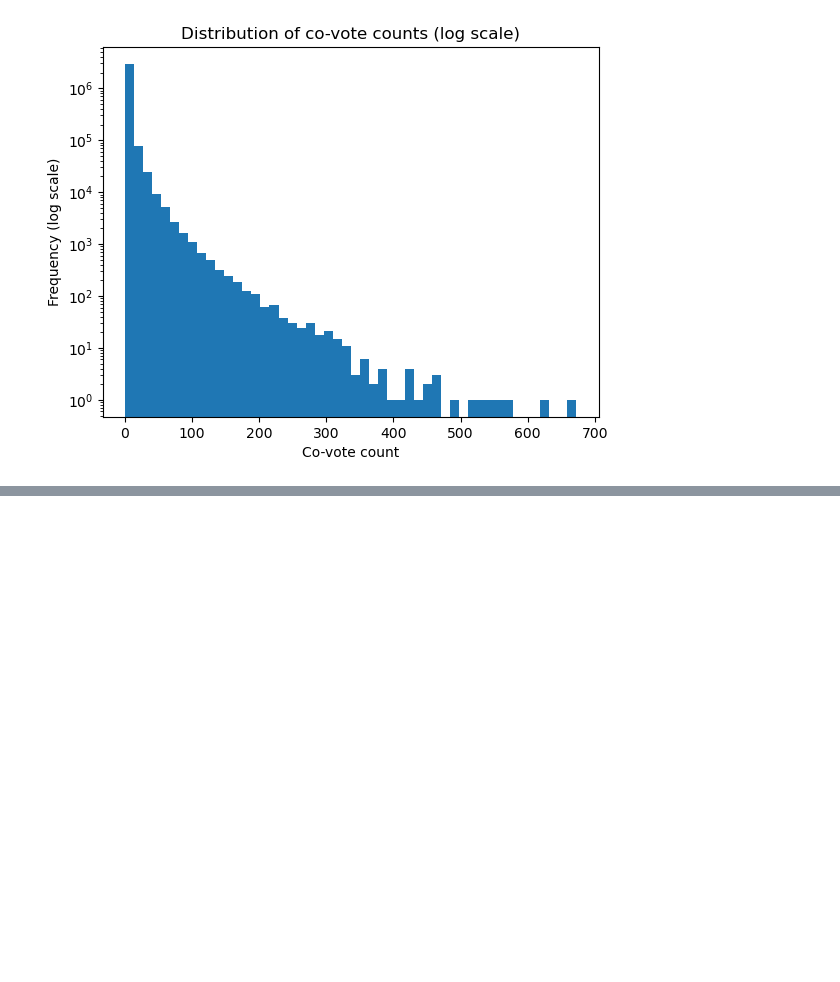
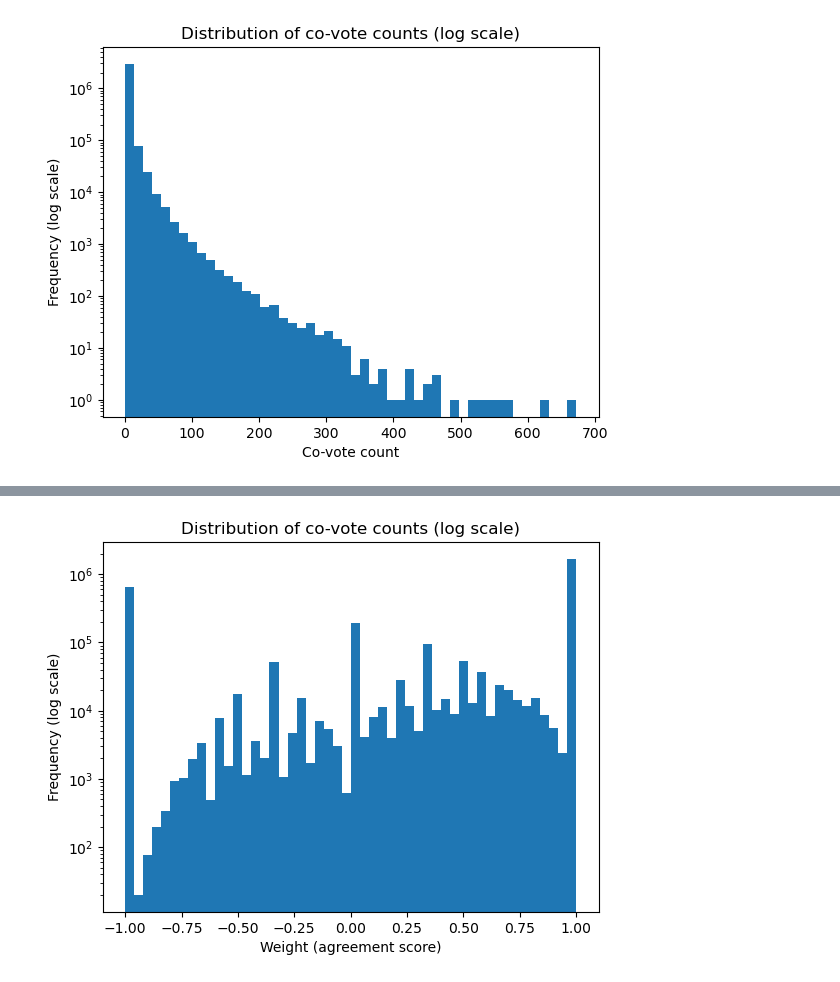
Before and after one commit to Stampe04/CSS_Project, a Jupyter notebook: graph_projection.ipynb, the cells around one changed output, grey strips where cells are left out. Drawn from its saved outputs; the diff is of its cells as text; code cells hidden in the pictures; blank space fills up the shorter version.

```diff
--- a/graph_projection.ipynb
+++ b/graph_projection.ipynb
@@ -123,0 +120,8 @@ Edges: 657488
+# %%
+import numpy as np
+
+weights = np.array([d["normalized"] for _, _, d in G_proj.edges(data=True)])
+
+print("Percentiles:")
+for p in [50, 75, 80, 90, 95, 99]:
+    print(f"{p}th percentile:", np.percentile(weights, p))
@@ -123,0 +136,8 @@ Edges: 657488
+# %%
+plt.hist(weights, bins=50, log=True)
+plt.xlabel("Weight (agreement score)")
+plt.ylabel("Frequency (log scale)")
+plt.title("Distribution of co-vote counts (log scale)")
+plt.show()
+# %% [output]
+[figure, added]
```
Also changed, not shown: parts of 9 cells of this notebook, 1 other file.
